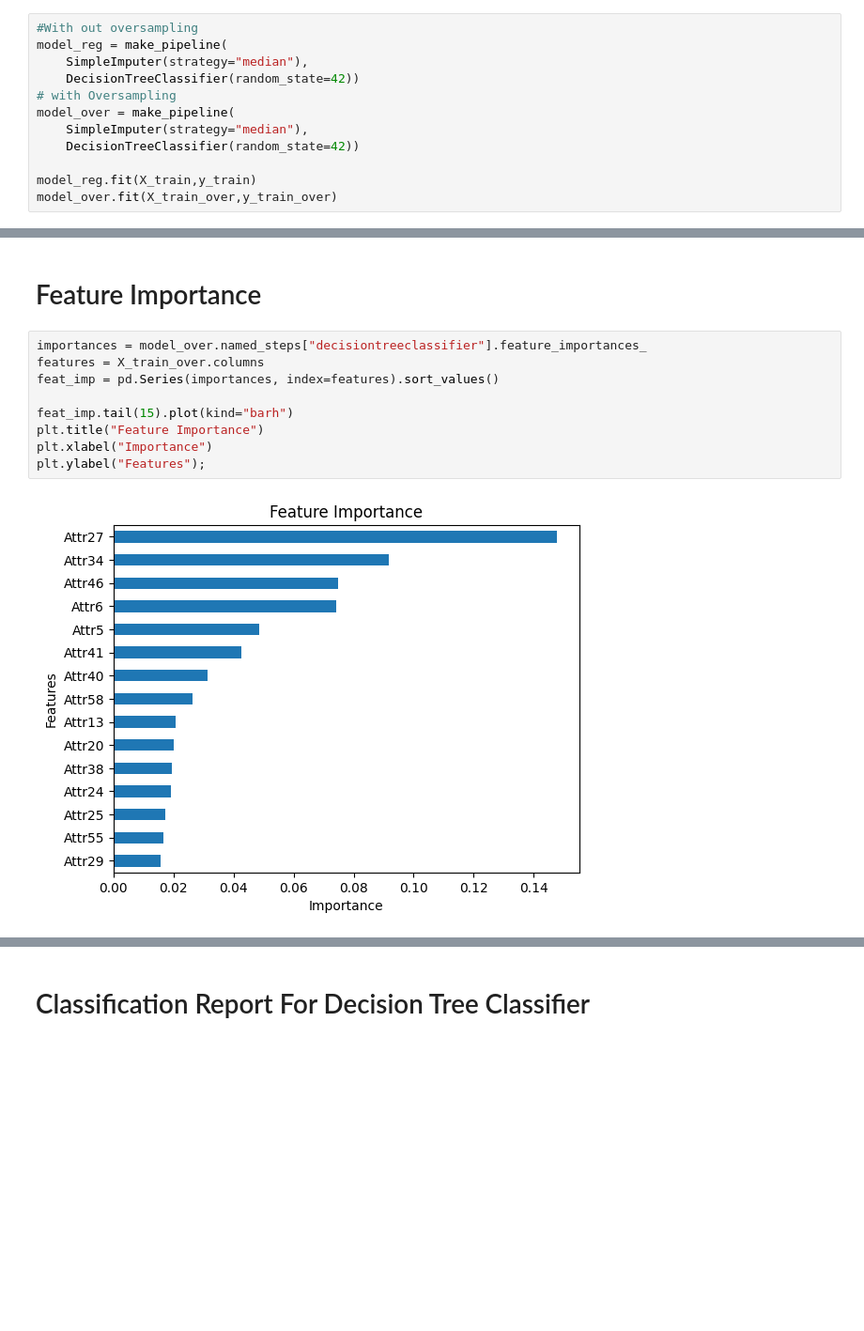
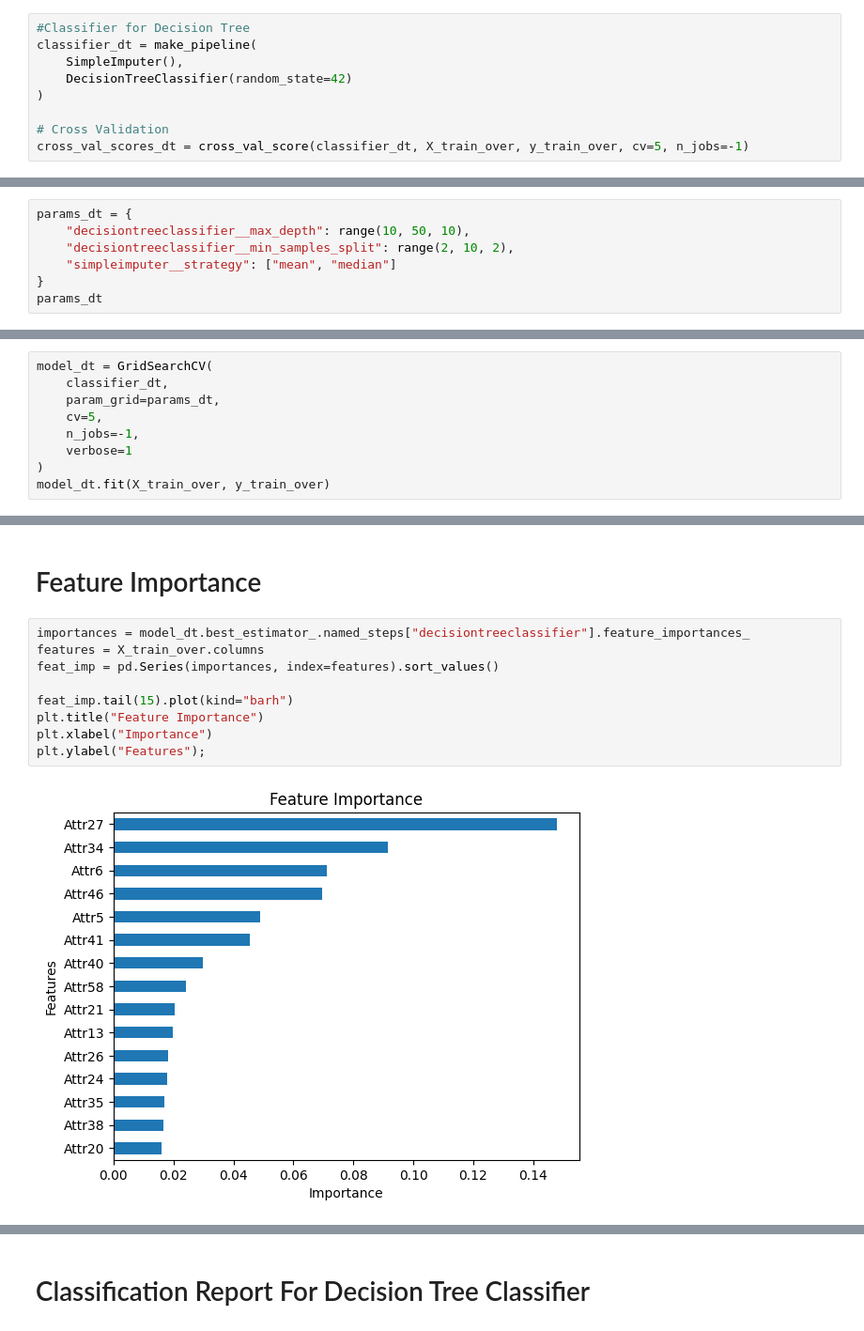
Before and after one commit to kalasamuel/CompanyBankruptcyML, a Jupyter notebook: Buildmodels.ipynb, the cells around one changed output, grey strips where cells are left out. Shown at 94% size. Drawn from its saved outputs; the diff is of its cells as text; blank space fills up the shorter version.

Commit message:
Saving the best models

```diff
--- a/Buildmodels.ipynb
+++ b/Buildmodels.ipynb
@@ -53,14 +55,11 @@ Name: proportion, dtype: float64
 # %% [markdown]
 # The Decison Tree Model
 # %%
-#With out oversampling
-model_reg = make_pipeline(
-    SimpleImputer(strategy="median"),
-    DecisionTreeClassifier(random_state=42))
-# with Oversampling
-model_over = make_pipeline(
-    SimpleImputer(strategy="median"),
-    DecisionTreeClassifier(random_state=42))
+#Classifier for Decision Tree
+classifier_dt = make_pipeline(
+    SimpleImputer(),
+    DecisionTreeClassifier(random_state=42)
+)
 
-model_reg.fit(X_train,y_train)
-model_over.fit(X_train_over,y_train_over)
+# Cross Validation
+cross_val_scores_dt = cross_val_score(classifier_dt, X_train_over, y_train_over, cv=5, n_jobs=-1)
@@ -84,0 +68,7 @@ acc_test: 0.9481626540721115
+# %%
+params_dt = {
+    "decisiontreeclassifier__max_depth": range(10, 50, 10),
+    "decisiontreeclassifier__min_samples_split": range(2, 10, 2),
+    "simpleimputer__strategy": ["mean", "median"]
+}
+params_dt
@@ -84,0 +81,9 @@ acc_test: 0.9481626540721115
+# %%
+model_dt = GridSearchCV(
+    classifier_dt,
+    param_grid=params_dt,
+    cv=5,
+    n_jobs=-1,
+    verbose=1
+)
+model_dt.fit(X_train_over, y_train_over)
@@ -91,13 +107,13 @@ ConfusionMatrixDisplay.from_estimator(model_reg,X_test,y_test);
 # %% [markdown]
 # Feature Importance
 # %%
-importances = model_over.named_steps["decisiontreeclassifier"].feature_importances_
+importances = model_dt.best_estimator_.named_steps["decisiontreeclassifier"].feature_importances_
 features = X_train_over.columns
 feat_imp = pd.Series(importances, index=features).sort_values()
 
 feat_imp.tail(15).plot(kind="barh")
 plt.title("Feature Importance")
 plt.xlabel("Importance")
 plt.ylabel("Features");
 # %% [output]
-[figure, old version]
+[figure, new version]
```
Also changed, not shown: parts of 15 cells of this notebook, 3 other files.
